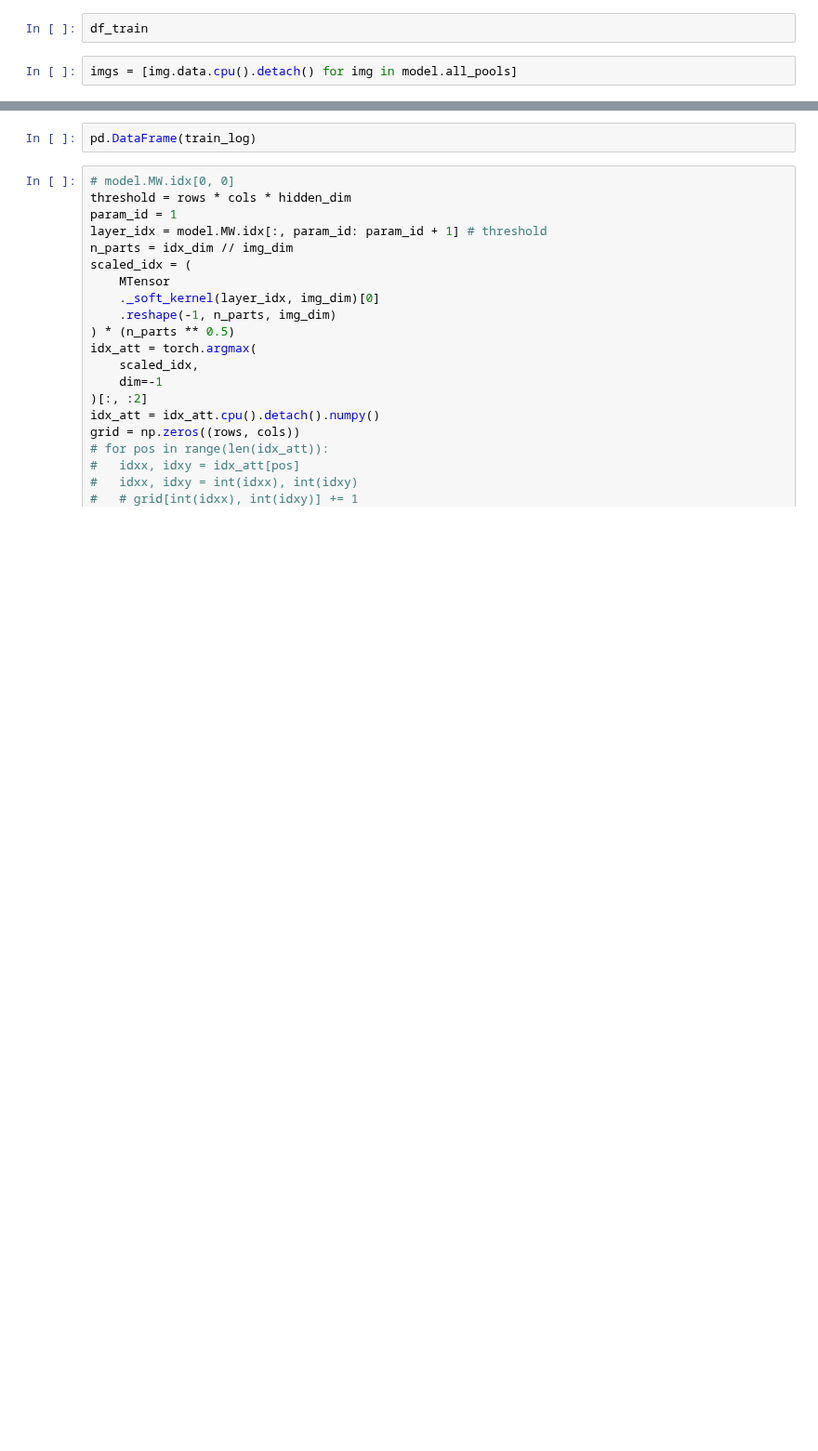
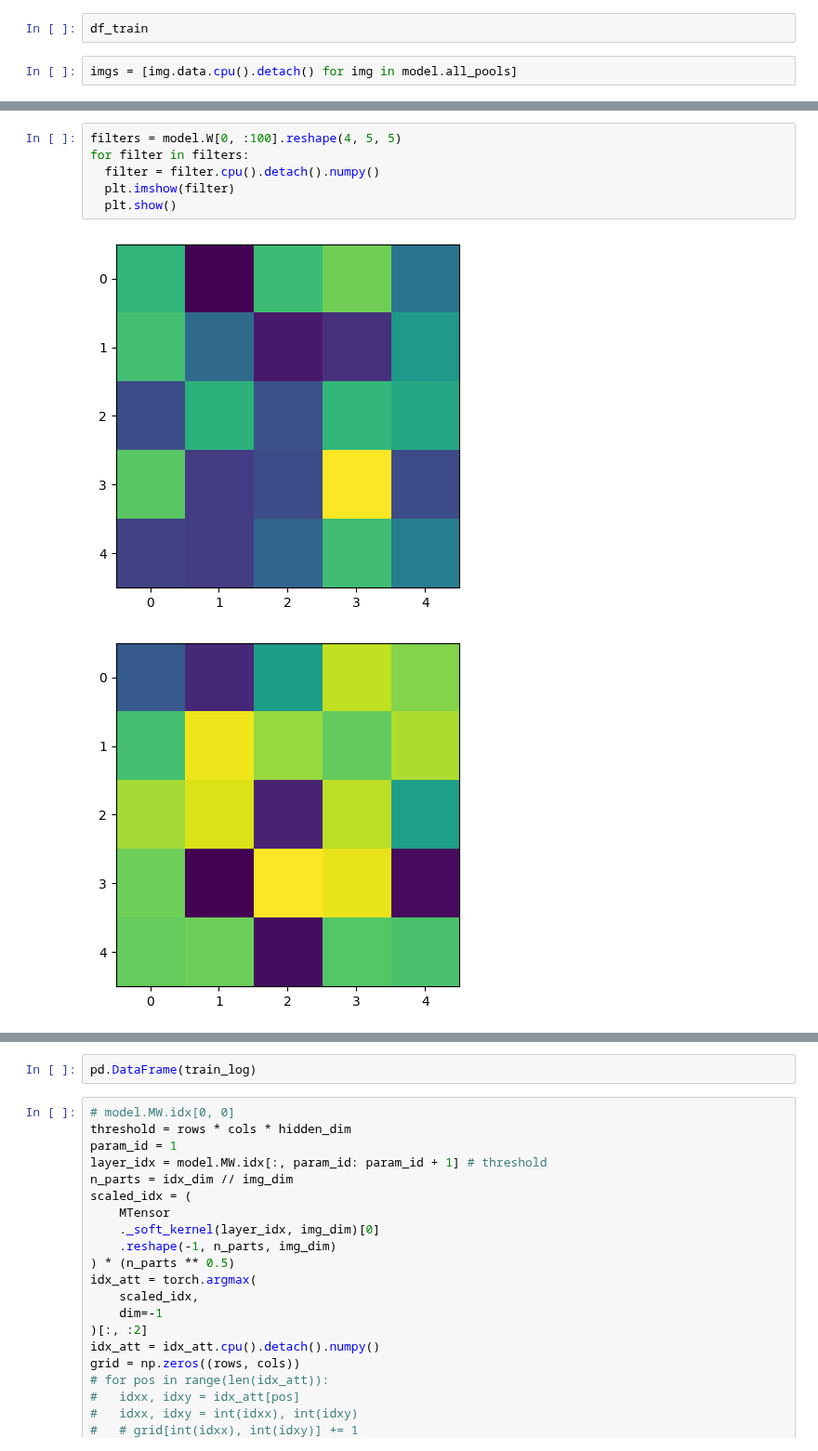
Before and after one commit to Ronnypetson/titanic, a Jupyter notebook: MNIST_Maromba.ipynb, the cells around one changed output, grey strips where cells are left out. Shown at 93% size. Cells and saved outputs as stored; diff of their text form; blank space fills up the shorter version.

```diff
--- a/MNIST_Maromba.ipynb
+++ b/MNIST_Maromba.ipynb
@@ -928,0 +960,9 @@ torch.Size([34848])
+# %%
+filters = model.W[0, :100].reshape(4, 5, 5)
+for filter in filters:
+  filter = filter.cpu().detach().numpy()
+  plt.imshow(filter)
+  plt.show()
+# %% [output]
+[figure, added]
+[figure, added]
```
Also changed, not shown: parts of 8 cells of this notebook.
